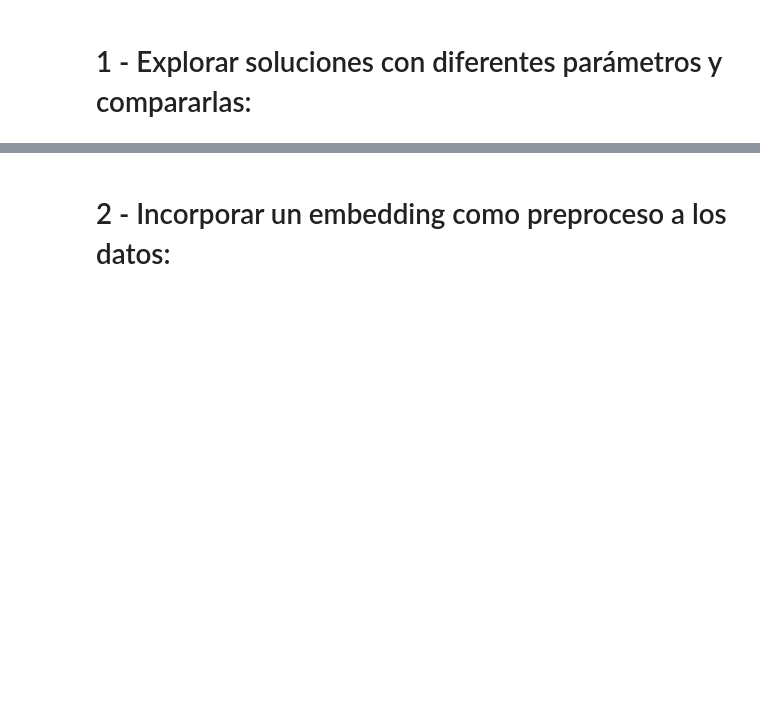
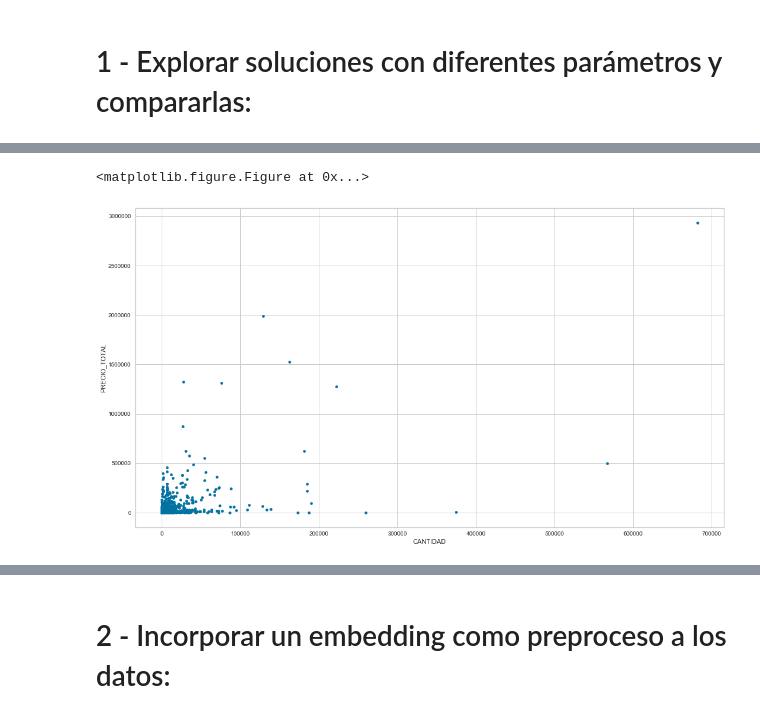
Before and after one commit to david-gonzalez/diplodatos, a Jupyter notebook: Aprendizaje_NO_supervisado/Entregables/Laboratorio-1/Aprendizaje No Supervisado - Laboratorio 1 - Clustering.ipynb, the cells around one changed output, grey strips where cells are left out. Drawn from its saved outputs; the diff is of its cells as text; code cells hidden in the pictures; blank space fills up the shorter version.

```diff
--- a/Aprendizaje_NO_supervisado/Entregables/Laboratorio-1/Aprendizaje No Supervisado - Laboratorio 1 - Clustering.ipynb
+++ b/Aprendizaje_NO_supervisado/Entregables/Laboratorio-1/Aprendizaje No Supervisado - Laboratorio 1 - Clustering.ipynb
@@ -68,0 +153,7 @@ ventas_df = load_dataset()
+# %%
+plt.clf()
+ppc_df.plot(kind='scatter', x='CANTIDAD', y='PRECIO_TOTAL');
+plt.show()
+# %% [output]
+<matplotlib.figure.Figure at 0x...>
+[figure, added]
```
Also changed, not shown: parts of 28 cells of this notebook.
